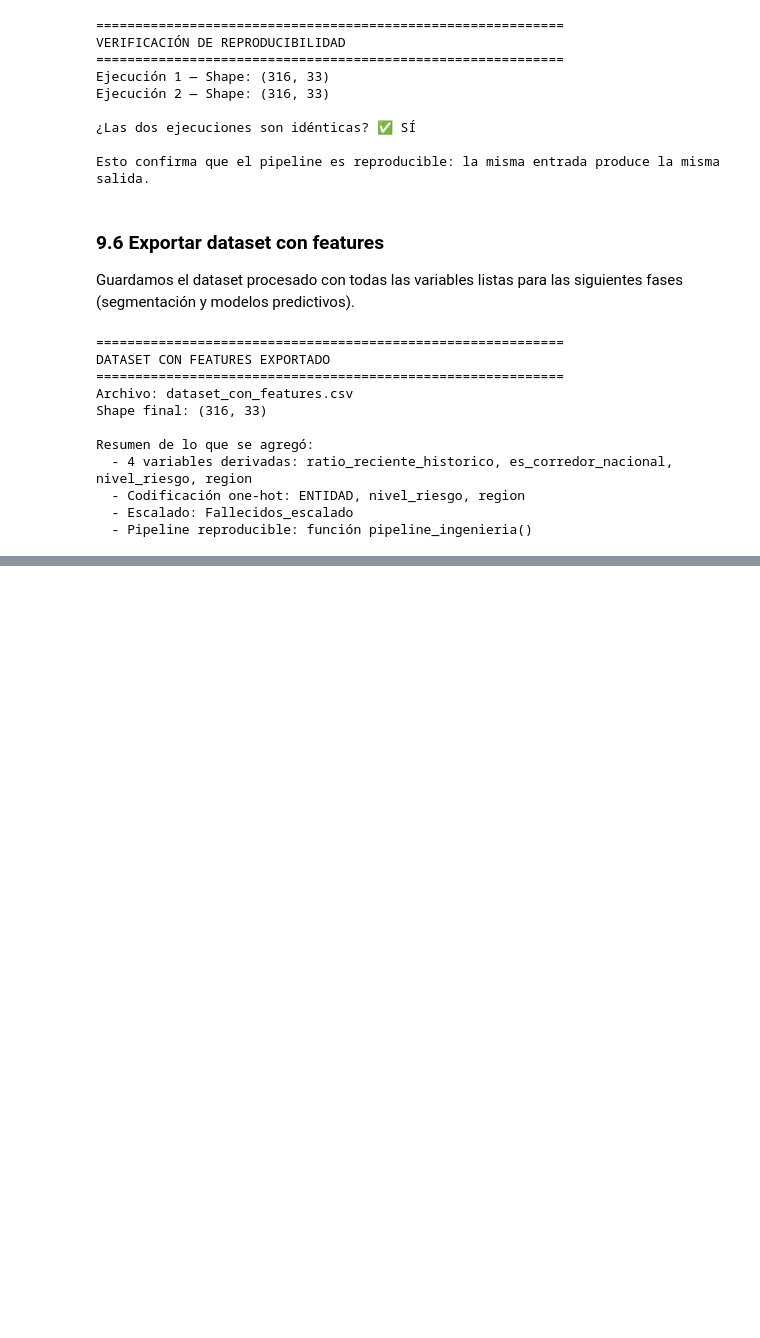
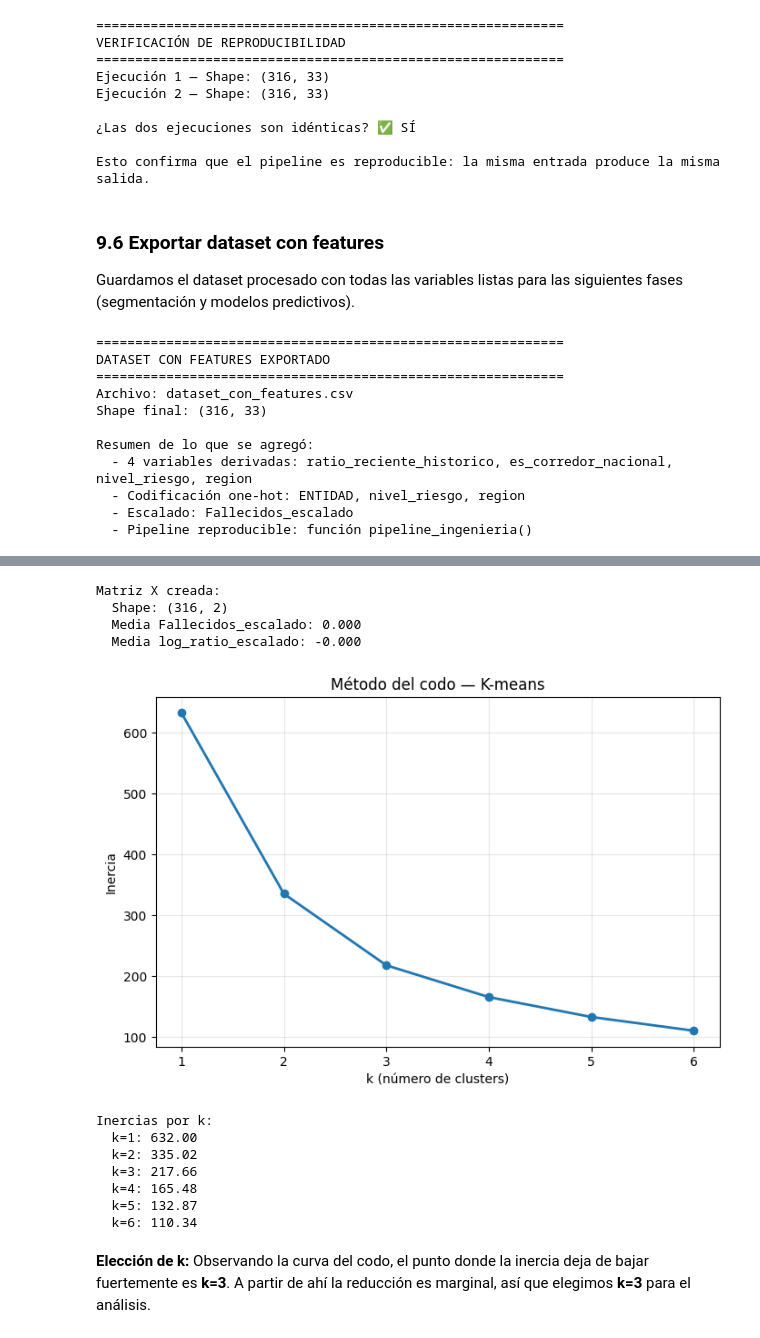
Before and after one commit to JuanCamilo620/siniestralidad-vial-colombia, a Jupyter notebook: notebooks/02_calidad_y_eda.ipynb, the cells around one changed output, grey strips where cells are left out. Saved outputs shown, nothing was run; the diff lists cells and outputs as text; code cells hidden in the pictures; blank space fills up the shorter version.

```diff
--- a/notebooks/02_calidad_y_eda.ipynb
+++ b/notebooks/02_calidad_y_eda.ipynb
@@ -831,0 +847,13 @@ Resumen de lo que se agregó:
+# %%
+# ============================================================
+# 10.1 Cargar el dataset con features
+# ============================================================
+from google.colab import files
+print("Sube el archivo dataset_con_features.csv:")
+subidos = files.upload()
+
+df_feat = pd.read_csv("dataset_con_features.csv")
+print(f"\nShape: {df_feat.shape}")
+print(f"Columnas: {len(df_feat.columns)}")
+print("\nPrimeras filas:")
+print(df_feat.head(3))
@@ -831,0 +880,66 @@ Resumen de lo que se agregó:
+# %%
+# ============================================================
+# 10.2 Preparar la matriz X para segmentación
+# ============================================================
+from sklearn.preprocessing import StandardScaler
+
+# Crear log del ratio para comprimir extremos
+df_feat["log_ratio_reciente"] = np.log1p(df_feat["ratio_reciente_historico"])
+
+# Rellenar NaN (por los 25 tramos sin pareja) con la mediana
+df_feat["log_ratio_reciente"] = df_feat["log_ratio_reciente"].fillna(
+    df_feat["log_ratio_reciente"].median()
+)
+
+# Escalar log_ratio_reciente para que quede en la misma escala que Fallecidos_escalado
+scaler = StandardScaler()
+df_feat["log_ratio_reciente_escalado"] = scaler.fit_transform(
+    df_feat[["log_ratio_reciente"]]
+)
+
+# Matriz X con las 2 variables
+X = df_feat[["Fallecidos_escalado", "log_ratio_reciente_escalado"]].values
+
+print("Matriz X creada:")
+print(f"  Shape: {X.shape}")
+print(f"  Media Fallecidos_escalado: {X[:,0].mean():.3f}")
+print(f"  Media log_ratio_escalado: {X[:,1].mean():.3f}")
+# %% [output]
+Matriz X creada:
+  Shape: (316, 2)
+  Media Fallecidos_escalado: 0.000
+  Media log_ratio_escalado: -0.000
+# %%
+# ============================================================
+# 10.3 K-means: método del codo para elegir k
+# ============================================================
+from sklearn.cluster import KMeans
+import matplotlib.pyplot as plt
+
+inercias = []
+for k in range(1, 7):
+    km = KMeans(n_clusters=k, n_init=10, random_state=42).fit(X)
+    inercias.append(km.inertia_)
+
+plt.figure(figsize=(8, 5))
+plt.plot(range(1, 7), inercias, marker="o", linewidth=2)
+plt.xlabel("k (número de clusters)")
+plt.ylabel("Inercia")
+plt.title("Método del codo — K-means")
+plt.grid(True, alpha=0.3)
+plt.show()
+
+print("Inercias por k:")
+for k, inercia in zip(range(1, 7), inercias):
+    print(f"  k={k}: {inercia:.2f}")
+# %% [output]
+[figure, added]
+Inercias por k:
+  k=1: 632.00
+  k=2: 335.02
+  k=3: 217.66
+  k=4: 165.48
+  k=5: 132.87
+  k=6: 110.34
+# %% [markdown]
+**Elección de k:** Observando la curva del codo, el punto donde la inercia deja de bajar fuertemente es **k=3**. A partir de ahí la reducción es marginal, así que elegimos **k=3** para el análisis.
```
Also changed, not shown: parts of 18 cells of this notebook, 1 other file.
